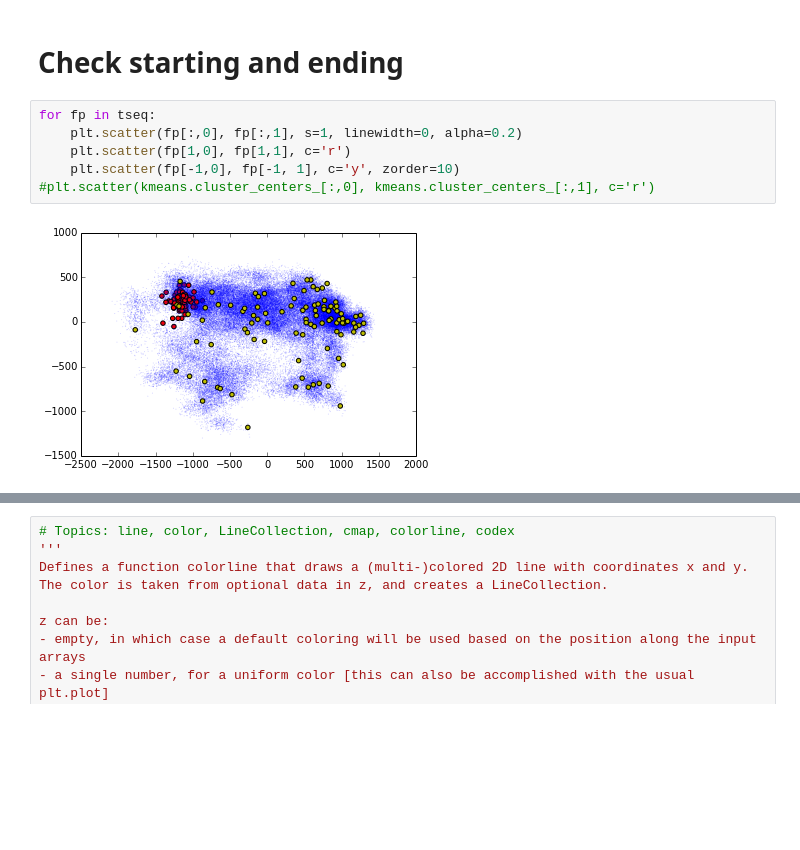
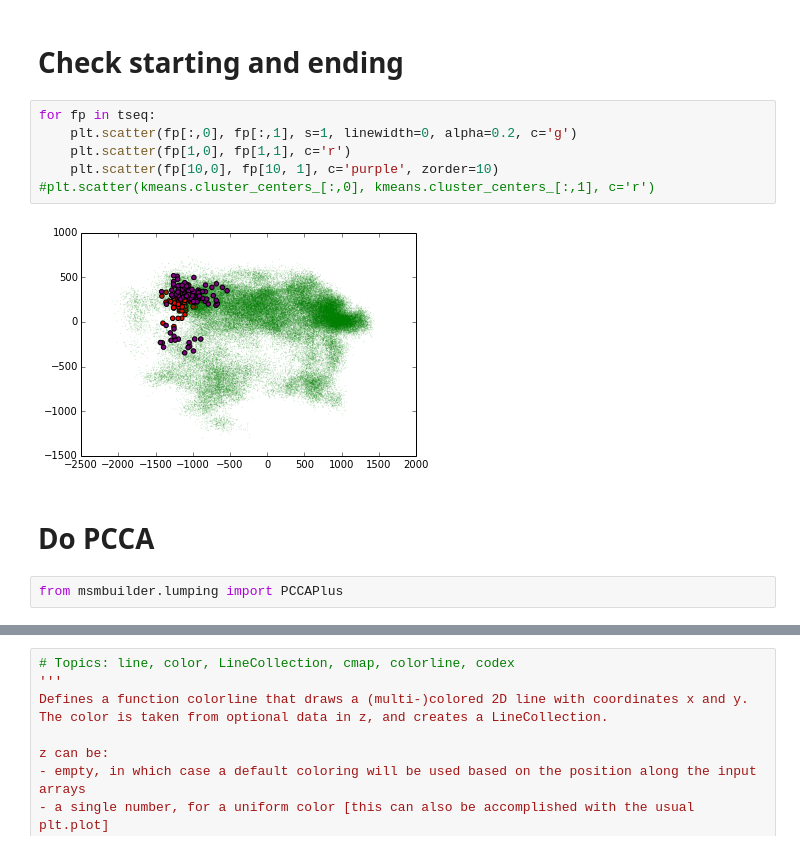
Before and after one commit to mpharrigan/wetmsm, a Jupyter notebook: ipython/bphc_drid/3-bphc_drid_msm.ipynb, the cells around one changed output, grey strips where cells are left out. Drawn from its saved outputs; the diff is of its cells as text; blank space fills up the shorter version.

```diff
--- a/ipython/bphc_drid/3-bphc_drid_msm.ipynb
+++ b/ipython/bphc_drid/3-bphc_drid_msm.ipynb
@@ -142,9 +166,13 @@ plot_eigen(4)
 # Check starting and ending
 # %%
 for fp in tseq:
-    plt.scatter(fp[:,0], fp[:,1], s=1, linewidth=0, alpha=0.2)
+    plt.scatter(fp[:,0], fp[:,1], s=1, linewidth=0, alpha=0.2, c='g')
     plt.scatter(fp[1,0], fp[1,1], c='r')
-    plt.scatter(fp[-1,0], fp[-1, 1], c='y', zorder=10)
+    plt.scatter(fp[10,0], fp[10, 1], c='purple', zorder=10)
 #plt.scatter(kmeans.cluster_centers_[:,0], kmeans.cluster_centers_[:,1], c='r')
 # %% [output]
-[figure, old version]
+[figure, new version]
+# %% [markdown]
+# Do PCCA
+# %%
+from msmbuilder.lumping import PCCAPlus
```
Also changed, not shown: parts of 21 cells of this notebook, 3 other files.
